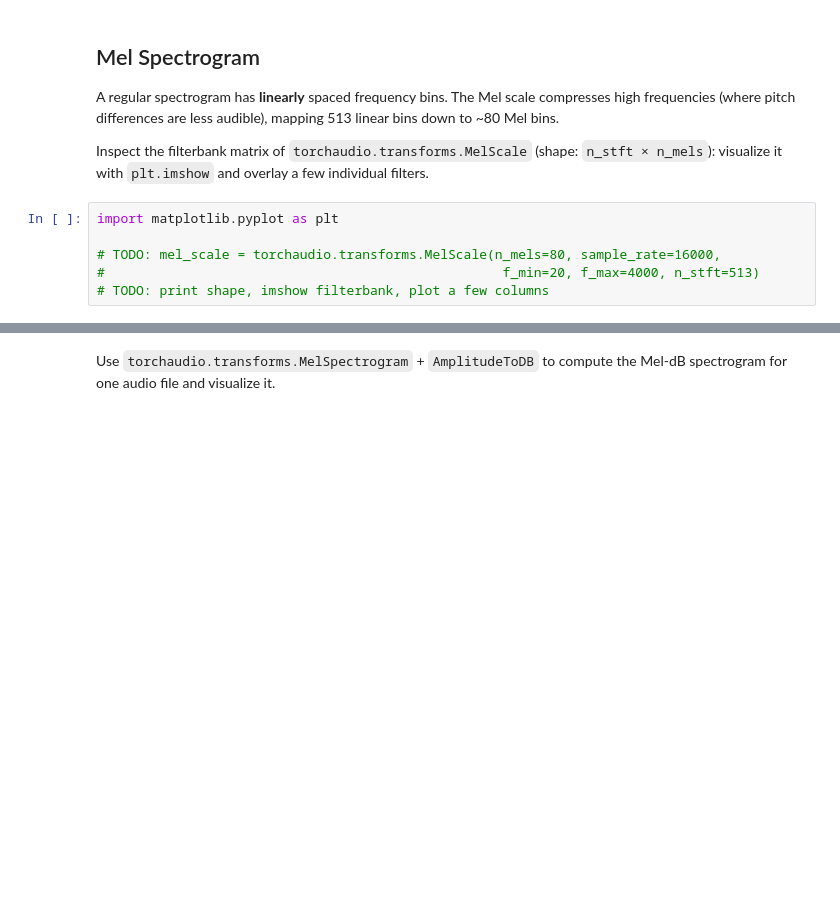
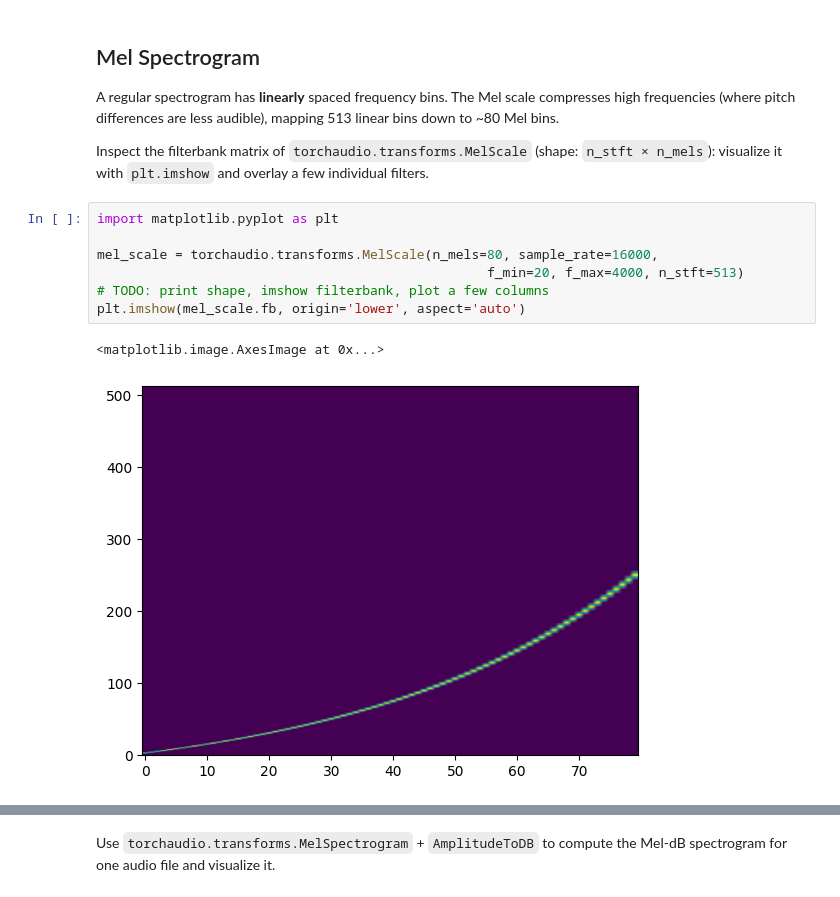
Before and after one commit to jdasam/ant5015, a Jupyter notebook: notebooks/3rd_week_pitch_classification.ipynb, the cells around one changed output, grey strips where cells are left out. Drawn from its saved outputs; the diff is of its cells as text; blank space fills up the shorter version.

```diff
--- a/notebooks/3rd_week_pitch_classification.ipynb
+++ b/notebooks/3rd_week_pitch_classification.ipynb
@@ -524,6 +597,10 @@ Inspect the filterbank matrix of `torchaudio.transforms.MelScale` (shape: `n_stf
 # %%
 import matplotlib.pyplot as plt
 
-# TODO: mel_scale = torchaudio.transforms.MelScale(n_mels=80, sample_rate=16000,
-#                                                   f_min=20, f_max=4000, n_stft=513)
+mel_scale = torchaudio.transforms.MelScale(n_mels=80, sample_rate=16000,
+                                                  f_min=20, f_max=4000, n_stft=513)
 # TODO: print shape, imshow filterbank, plot a few columns
+plt.imshow(mel_scale.fb, origin='lower', aspect='auto')
+# %% [output]
+<matplotlib.image.AxesImage at 0x...>
+[figure, added]
```
Also changed, not shown: parts of 14 cells of this notebook.
